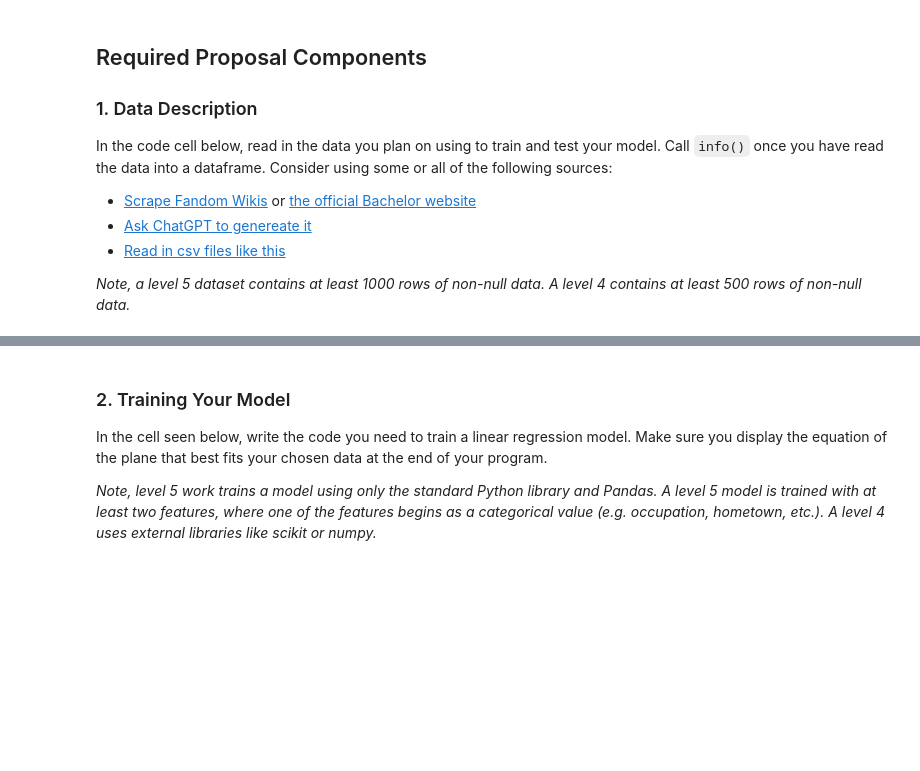
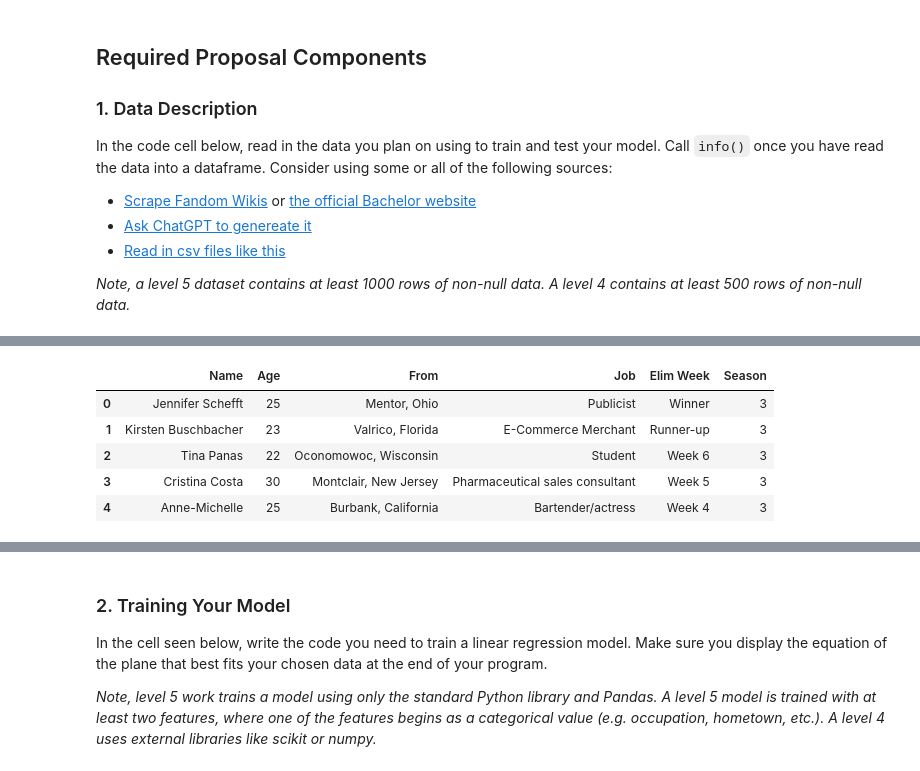
Before and after one commit to CrunchySweet/ML, a Jupyter notebook: Projects/Bachlor/BettingBachlor.ipynb, the cells around one changed output, grey strips where cells are left out. Drawn from its saved outputs; the diff is of its cells as text; code cells hidden in the pictures; blank space fills up the shorter version.

```diff
--- a/Projects/Bachlor/BettingBachlor.ipynb
+++ b/Projects/Bachlor/BettingBachlor.ipynb
@@ -119,4 +239,28 @@ while i <= 7:
                 cursor += 5
     Conteser["Job"].extend(Contest["Con"])
     i += 1
+# %%
+i = 3
+nContesery ={"Elim Week":[]}
+while i <= 4:
+    url = "https://bachelor-nation.fandom.com/wiki/The_Bachelor_(Season_"+str(i)+")"
+    response =requests.get(url)
+    html_con = response.text
+    soup = BeautifulSoup(html_con, 'html.parser')
+    uls = soup.find_all("td",{"":""})
+    cursor = 6
+    Contestants ={"Contestants":[]}
+    Contest ={"Con":[]}
+    for a in uls:
+        Con = a.get_text()
+        Con = Con.strip()
+        result = Con.split()
+        Contestants["Contestants"].append(Con)
+    for idx in range(len(Contestants["Contestants"])):
+        if len(Contest["Con"]) < 25:
+            if idx == cursor:
+                Contest["Con"].append(Contestants["Contestants"][idx])
+                cursor += 5
+    nContesery["Elim Week"].extend(Contest["Con"])
+    i += 1
 # %%
@@ -156 +296,7 @@ df4 = pd.DataFrame(Contesery)
+# %%
+df6 = pd.DataFrame(nCont)
+df7 = pd.DataFrame(nContes)
+df8 = pd.DataFrame(nContesy)
+df9 = pd.DataFrame(nConteser)
+df10 = pd.DataFrame(nContesery)
 # %%
@@ -175,0 +308,6 @@ memory usage: 7.0+ KB
+# %%
+Sdf = df6
+Sdf = pd.merge(Sdf, df7, left_index=True, right_index=True)
+Sdf = pd.merge(Sdf, df8, left_index=True, right_index=True)
+Sdf = pd.merge(Sdf, df9, left_index=True, right_index=True)
+Sdf = pd.merge(Sdf, df10, left_index=True, right_index=True)
@@ -176,3 +316,5 @@ memory usage: 7.0+ KB
+# %%
+Sdf['Season'] = [3,3,3,3,3,3,3,3,3,3,3,3,3,3,3,3,3,3,3,3,3,3,3,3,3,4,4,4,4,4,4,4,4,4,4,4,4,4,4,4,4,4,4,4,4,4,4,4,4,4]
 # %%
 Tdf.head()
 # %% [output]
@@ -187,0 +336,9 @@ Tdf.head()
+# %%
+Sdf.head()
+# %% [output]
+|  | Name | Age | From | Job | Elim Week | Season |
+| 0 | Jennifer Schefft | 25 | Mentor, Ohio | Publicist | Winner | 3 |
+| 1 | Kirsten Buschbacher | 23 | Valrico, Florida | E-Commerce Merchant | Runner-up | 3 |
+| 2 | Tina Panas | 22 | Oconomowoc, Wisconsin | Student | Week 6 | 3 |
+| 3 | Cristina Costa | 30 | Montclair, New Jersey | Pharmaceutical sales consultant | Week 5 | 3 |
+| 4 | Anne-Michelle | 25 | Burbank, California | Bartender/actress | Week 4 | 3 |
```
Also changed, not shown: parts of 41 cells of this notebook, 7 other files.
